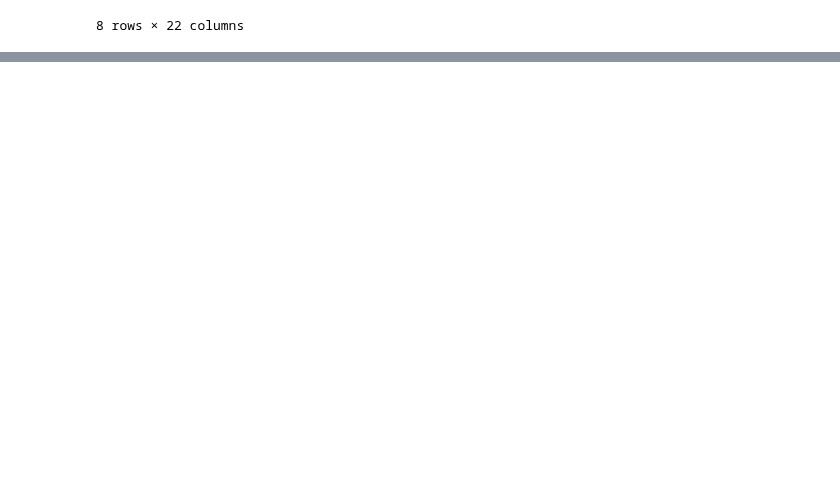
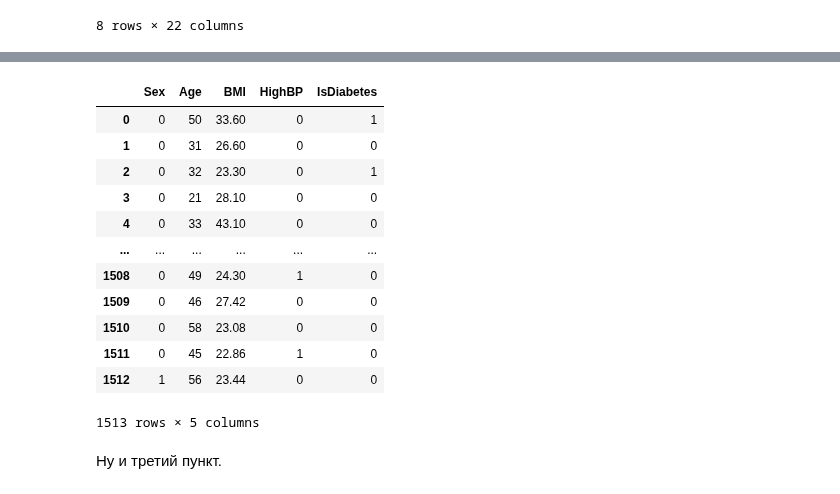
Before and after one commit to Rai1ag/Library, a Jupyter notebook: PJ_Итоговый проект/homework.ipynb, the cells around one changed output, grey strips where cells are left out. Drawn from its saved outputs; the diff is of its cells as text; code cells hidden in the pictures; blank space fills up the shorter version.

```diff
--- a/PJ_Итоговый проект/homework.ipynb
+++ b/PJ_Итоговый проект/homework.ipynb
@@ -447,0 +543,38 @@ NameError: name 'concat_data' is not defined
+# %%
+# Напишем соответствующую функцию:
+def is_high_bp(d_bp: float) -> int:
+    """Функция преобразающая значение ДАД в двоичную систему:
+    0 - норма
+    1 - высокое
+
+    Args:
+        d_bp (float): значение ДАД
+
+    Returns:
+        int: диагноз
+    """
+    if d_bp < 90:
+        return 0
+    elif d_bp >= 90:
+        return 1
+# %%
+# Применим функцию и изменим название столбца:
+concat_df['DiaBP'] = concat_df['DiaBP'].apply(is_high_bp)
+concat_df.rename(columns={'DiaBP': 'HighBP'}, inplace=True)
+concat_df
+# %% [output]
+|  | Sex | Age | BMI | HighBP | IsDiabetes |
+| 0 | 0 | 50 | 33.60 | 0 | 1 |
+| 1 | 0 | 31 | 26.60 | 0 | 0 |
+| 2 | 0 | 32 | 23.30 | 0 | 1 |
+| 3 | 0 | 21 | 28.10 | 0 | 0 |
+| 4 | 0 | 33 | 43.10 | 0 | 0 |
+| ... | ... | ... | ... | ... | ... |
+| 1508 | 0 | 49 | 24.30 | 1 | 0 |
+| 1509 | 0 | 46 | 27.42 | 0 | 0 |
+| 1510 | 0 | 58 | 23.08 | 0 | 0 |
+| 1511 | 0 | 45 | 22.86 | 1 | 0 |
+| 1512 | 1 | 56 | 23.44 | 0 | 0 |
+1513 rows × 5 columns
+# %% [markdown]
+Ну и третий пункт.
```
Also changed, not shown: parts of 15 cells of this notebook.
